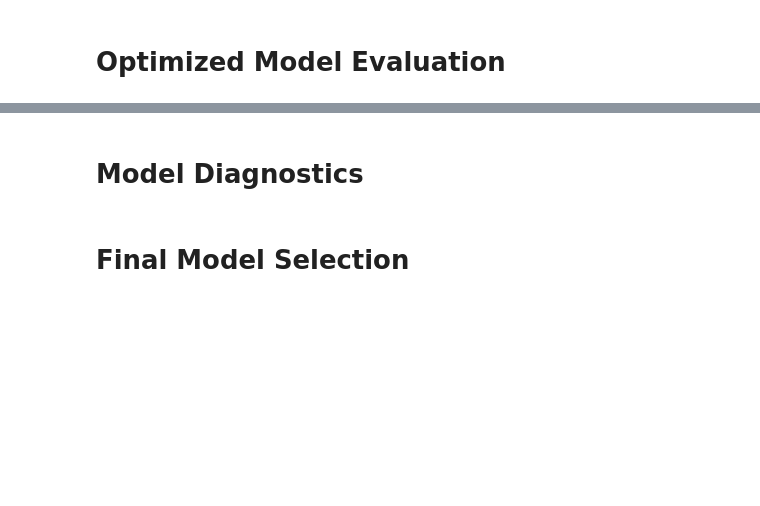
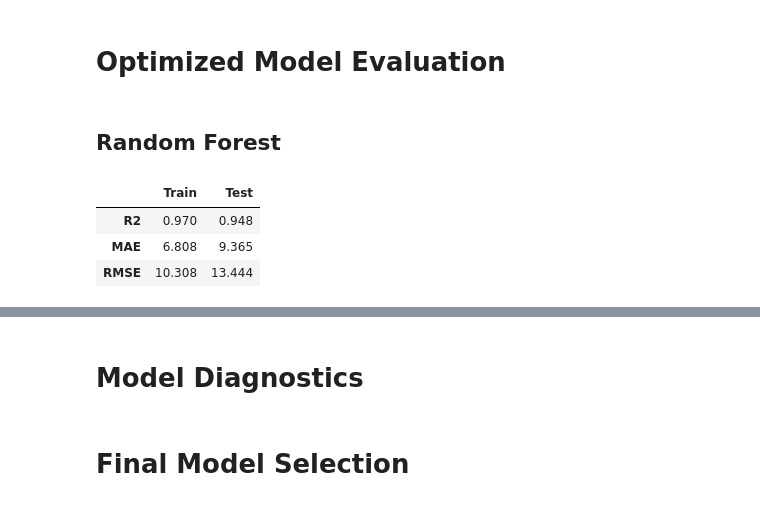
Before and after one commit to alikhajouei2006/CO2-Emission, a Jupyter notebook: CO2 Emission.ipynb, the cells around one changed output, grey strips where cells are left out. Cells and saved outputs as stored; diff of their text form; code cells hidden in the pictures; blank space fills up the shorter version.

```diff
--- a/CO2 Emission.ipynb
+++ b/CO2 Emission.ipynb
@@ -930,2 +1227,4 @@ cv = RepeatedKFold(
 # %% [markdown]
 ## Decision Tree
+# %%
+dt_model = DecisionTreeRegressor(random_state=RANDOM_STATE)
@@ -931,0 +1285,2 @@ cv = RepeatedKFold(
+# %%
+search_dt.fit(X_train, y_train)
@@ -933,0 +1324,47 @@ cv = RepeatedKFold(
+# %%
+def model_evaluator(*, model, X_train, X_test, y_train, y_test, metrics):
+    y_pred_train = model.predict(X_train)
+    y_pred_test = model.predict(X_test)
+
+    model_results = {
+        "Train": {
+            "R2":None,
+            'MAE':None,
+            'RMSE':None
+        },
+        "Test": {
+            "R2":None,
+            'MAE':None,
+            'RMSE':None
+        }
+    }
+
+    for name, metric in metrics.items():
+        model_results['Train'][name] = np.round(
+            metric(y_train, y_pred_train),
+            3
+        )
+        model_results['Test'][name] = np.round(
+            metric(y_test, y_pred_test),
+            3
+        )
+
+    return model_results
+# %% [markdown]
+## Random Forest
+# %%
+rf_results = model_evaluator(
+    model=best_rf,
+    X_train=X_train,
+    X_test=X_test,
+    y_train=y_train,
+    y_test=y_test,
+    metrics=metrics
+)
+# %%
+pd.DataFrame(rf_results)
+# %% [output]
+|  | Train | Test |
+| R2 | 0.970 | 0.948 |
+| MAE | 6.808 | 9.365 |
+| RMSE | 10.308 | 13.444 |
```
Also changed, not shown: parts of 38 cells of this notebook.
